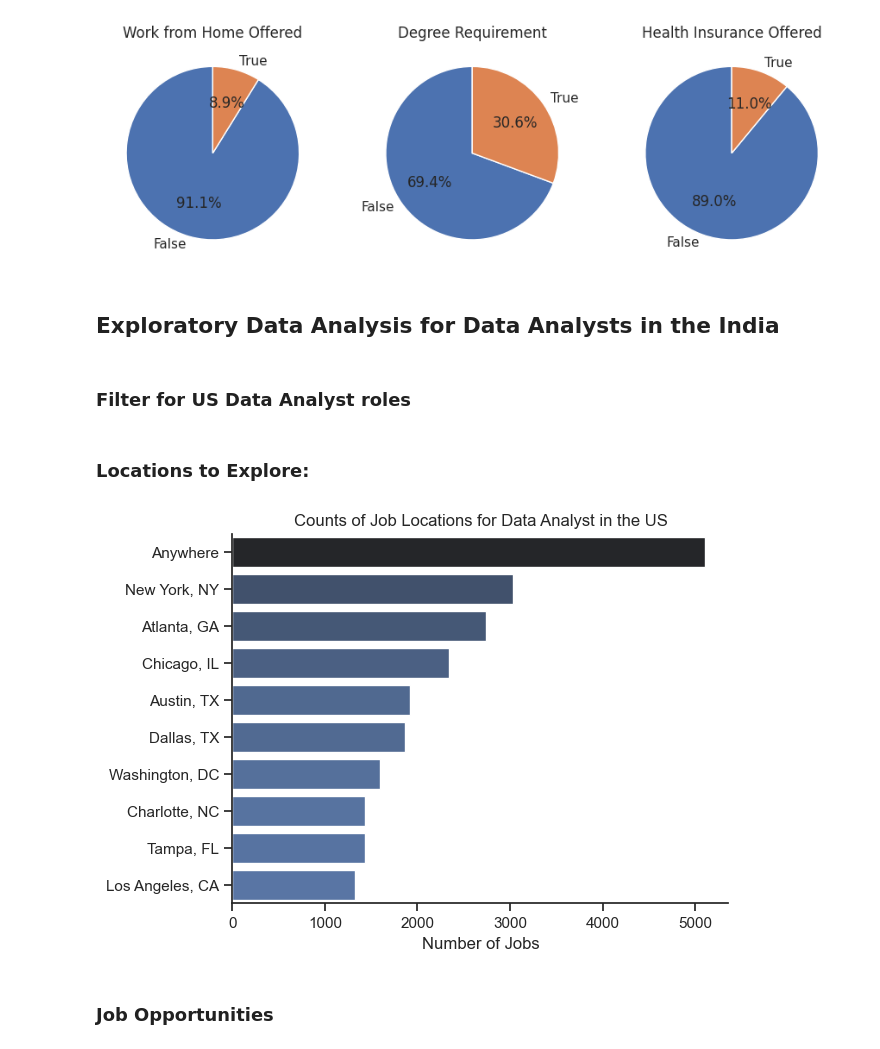
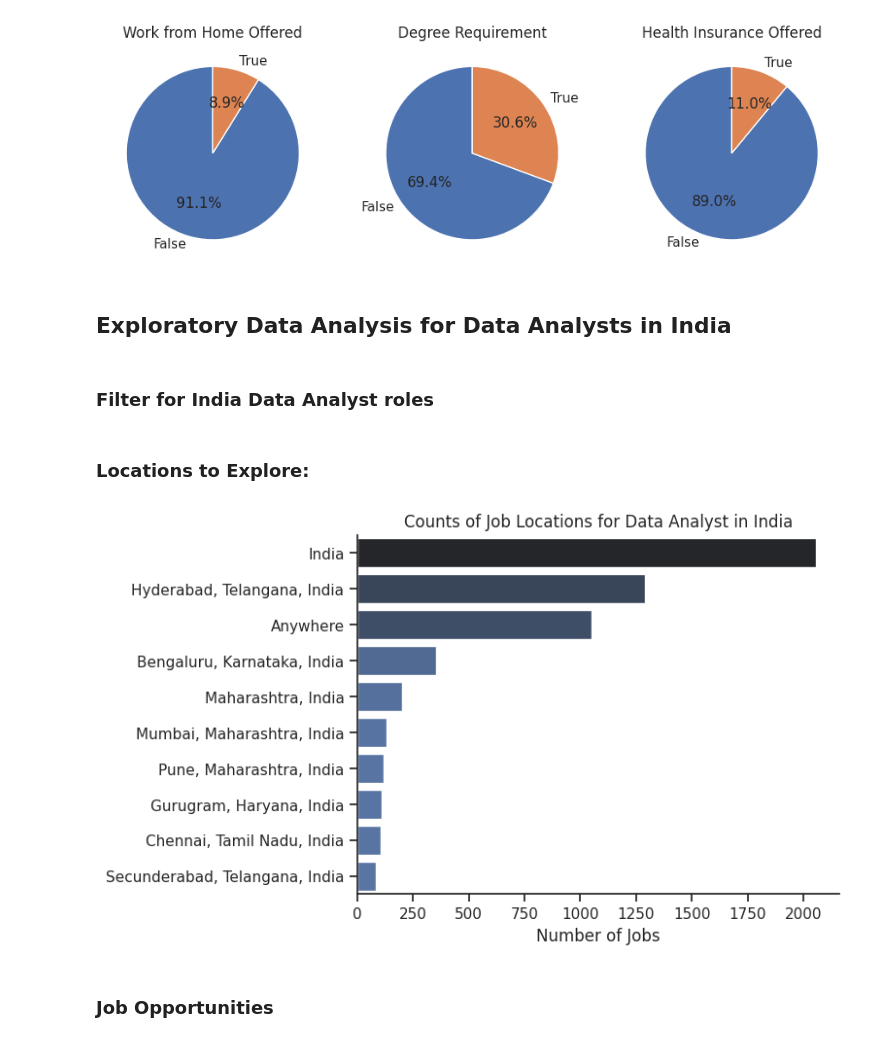
Before and after one commit to utkarsh201314/Data_Analysis_project-jobs-data-analysis-, a Jupyter notebook: 1_EDA_Intro.ipynb, the cells around one changed output. Cells and saved outputs as stored; diff of their text form; code cells hidden in the pictures.

```diff
--- a/1_EDA_Intro.ipynb
+++ b/1_EDA_Intro.ipynb
@@ -97,7 +102,7 @@ plt.show()
 # %% [output]
 [figure]
 # %% [markdown]
-## Exploratory Data Analysis for Data Analysts in the India
+## Exploratory Data Analysis for Data Analysts in India
 # %%
 # Importing Libraries
 import ast
@@ -114,7 +119,7 @@ df = pd.read_csv('/content/drive/MyDrive/Colab Notebooks/data_jobs.csv')
 df['job_posted_date'] = pd.to_datetime(df['job_posted_date'])
 df['job_skills'] = df['job_skills'].apply(lambda x: ast.literal_eval(x) if pd.notna(x) else x)
 # %% [markdown]
-### Filter for US Data Analyst roles
+### Filter for India Data Analyst roles
 # %%
 df_DA_India = df[(df['job_country'] == 'India') & (df['job_title_short'] == 'Data Analyst')]
 # %% [markdown]
@@ -122,15 +127,15 @@ df_DA_India = df[(df['job_country'] == 'India') & (df['job_title_short'] == 'Dat
 # %%
 df_plot = df_DA_India['job_location'].value_counts().head(10).to_frame()
 
 sns.set_theme(style='ticks')
 sns.barplot(data=df_plot, x='count', y='job_location', hue='count', palette='dark:b_r', legend=False)
 sns.despine()
-plt.title('Counts of Job Locations for Data Analyst in the India')
+plt.title('Counts of Job Locations for Data Analyst in India')
 plt.xlabel('Number of Jobs')
 plt.ylabel('')
 plt.show()
 # %% [output]
-[figure, old version]
+[figure, new version]
 # %% [markdown]
 ### Job Opportunities
 # %%
```
Also changed, not shown: parts of 2 cells of this notebook.
